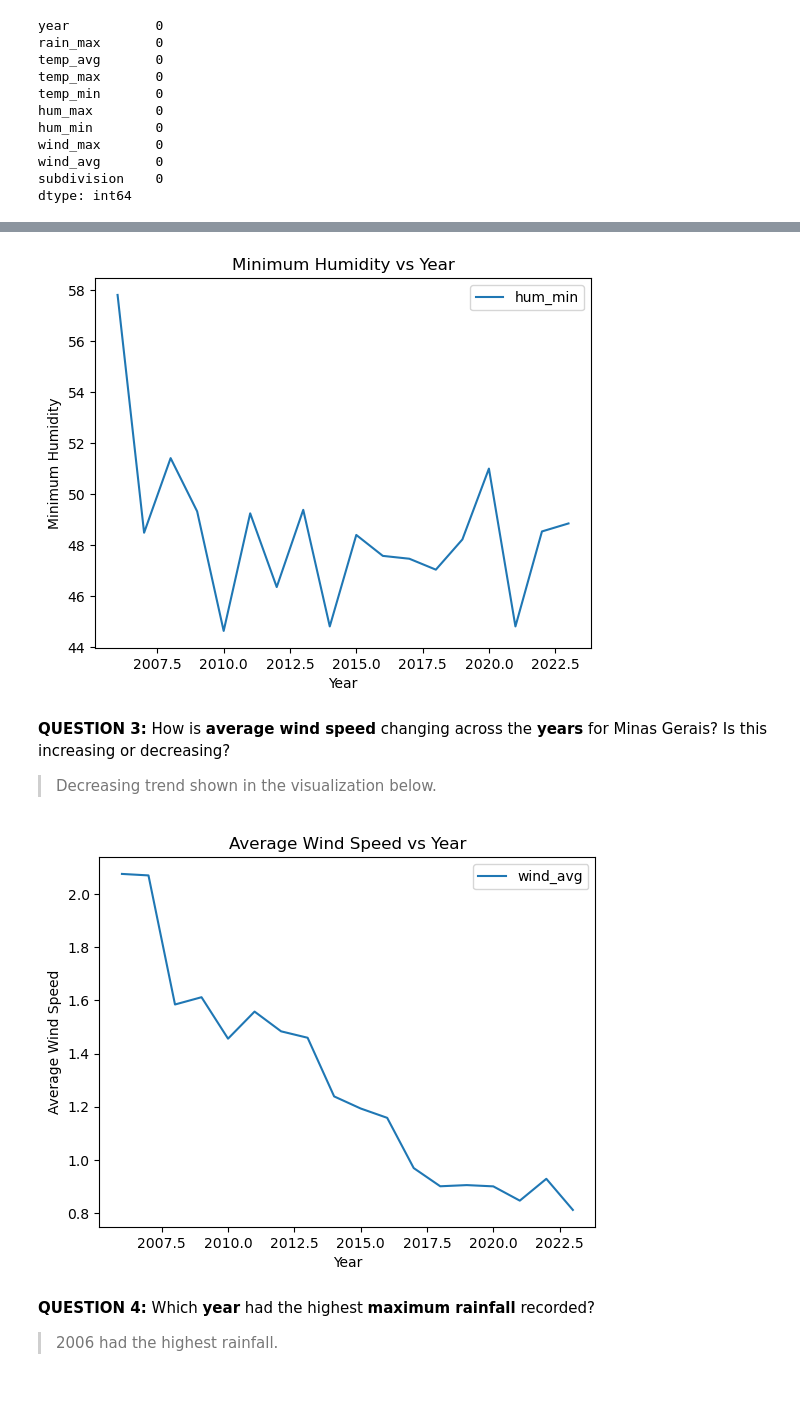
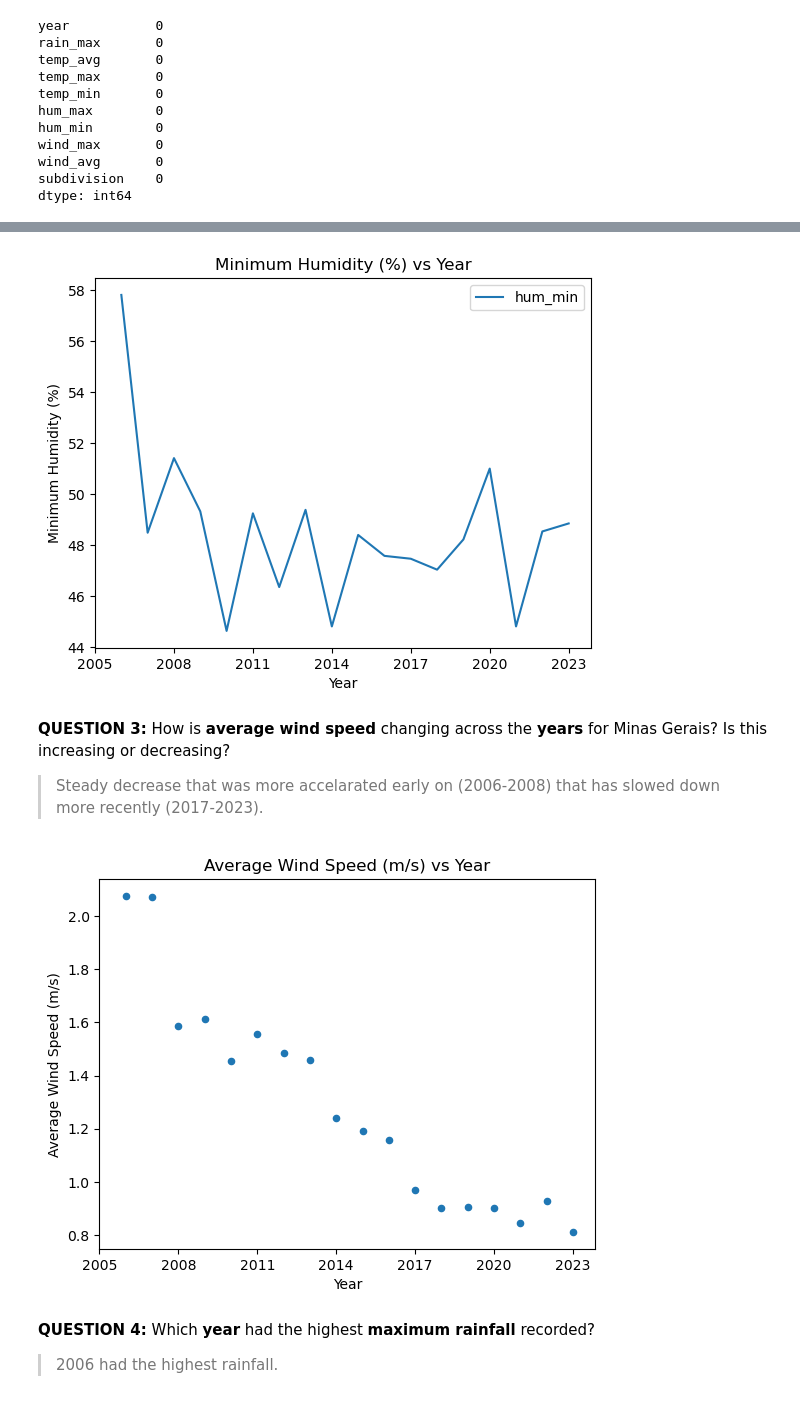
Before and after one commit to barronbytes/Learning-to-Code, a Jupyter notebook: Data-Science/EDA/Weather Analysis/notebooks/explore_weather.ipynb, the cells around one changed output, grey strips where cells are left out. Cells and saved outputs as stored; diff of their text form; code cells hidden in the pictures.

```diff
--- a/Data-Science/EDA/Weather Analysis/notebooks/explore_weather.ipynb
+++ b/Data-Science/EDA/Weather Analysis/notebooks/explore_weather.ipynb
@@ -51,4 +51,5 @@ subdivision    0
 dtype: int64
 # %%
 # TODO: BEGIN EDA! 6 questions
+year_ticks = [2005, 2008, 2011, 2014, 2017, 2020, 2023]
 # %% [markdown]
@@ -72,23 +74,25 @@ plt.show()
 # %%
 weather.plot(kind="line", x="year", y="hum_min")
 plt.xlabel("Year")
-plt.ylabel("Minimum Humidity")
-plt.title("Minimum Humidity vs Year")
+plt.ylabel("Minimum Humidity (%)")
+plt.title("Minimum Humidity (%) vs Year")
+plt.xticks(year_ticks)
 plt.show()
 # %% [output]
-[figure, old version]
+[figure, new version]
 # %% [markdown]
 **QUESTION 3:** How is **average wind speed** changing across the **years** for Minas Gerais? Is this increasing or decreasing?
 
-> Decreasing trend shown in the visualization below.
+> Steady decrease that was more accelarated early on (2006-2008) that has slowed down more recently (2017-2023).
 # %%
-weather.plot(kind="line", x="year", y="wind_avg")
+weather.plot(kind="scatter", x="year", y="wind_avg")
 plt.xlabel("Year")
-plt.ylabel("Average Wind Speed")
-plt.title("Average Wind Speed vs Year")
+plt.ylabel("Average Wind Speed (m/s)")
+plt.title("Average Wind Speed (m/s) vs Year")
+plt.xticks(year_ticks)
 plt.show()
 # %% [output]
-[figure, old version]
+[figure, new version]
 # %% [markdown]
 **QUESTION 4:** Which **year** had the highest **maximum rainfall** recorded?
 
```
Also changed, not shown: parts of 8 cells of this notebook.
